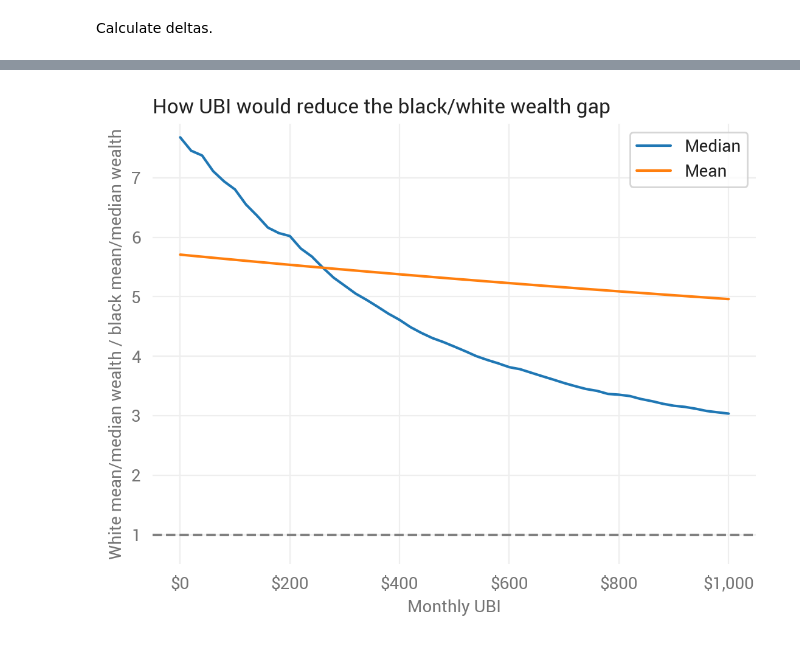
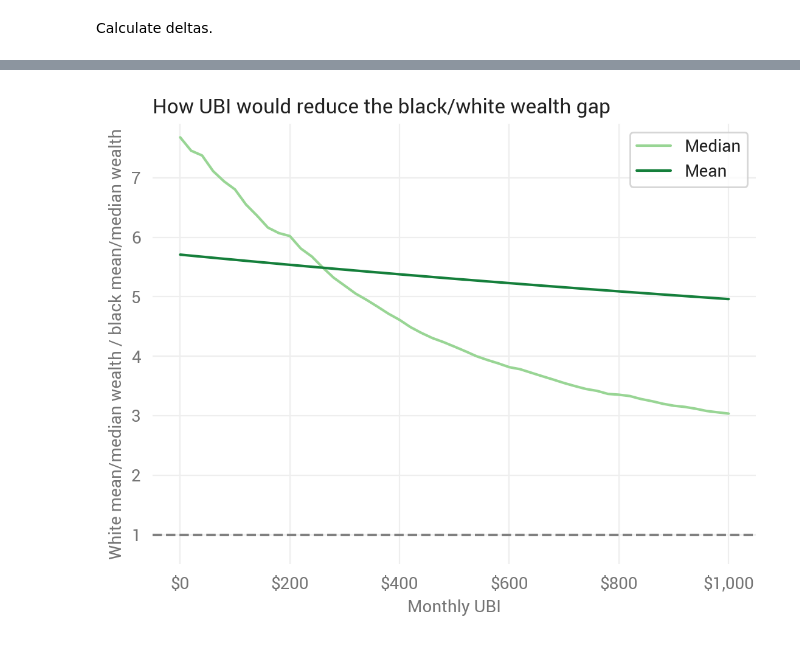
Before and after one commit to UBICenter/black_ubi, a Jupyter notebook: black_ubi_wealth.ipynb, the cells around one changed output, grey strips where cells are left out. Drawn from its saved outputs; the diff is of its cells as text; code cells hidden in the pictures.

```diff
--- a/black_ubi_wealth.ipynb
+++ b/black_ubi_wealth.ipynb
@@ -115,2 +119,4 @@ plt.show()
+# %%
+greens = plt.get_cmap('Greens')
 # %%
 ax = ubi.plot(x='ubi_pm',
@@ -129,13 +136,14 @@ plt.show()
 # %%
 ax = ubi.plot(x='ubi_pm',
-              y=['white_div_black_median', 'white_div_black_mean'])
+              y=['white_div_black_median', 'white_div_black_mean'],
+              color=[greens(0.4), greens(0.8)])
 plt.title('How UBI would reduce the black/white wealth gap', loc='left')
 plt.legend(['Median', 'Mean'])
 plt.xlabel('Monthly UBI')
 plt.ylim(0.5, None)
 plt.axhline(1, c='gray', ls='--')
 ax.xaxis.set_major_formatter(mdf.dollar_format())
 plt.ylabel('White mean/median wealth / black mean/median wealth')
 plt.show()
 # %% [output]
-[figure, old version]
+[figure, new version]
```
Also changed, not shown: parts of 5 cells of this notebook, 1 other file.
